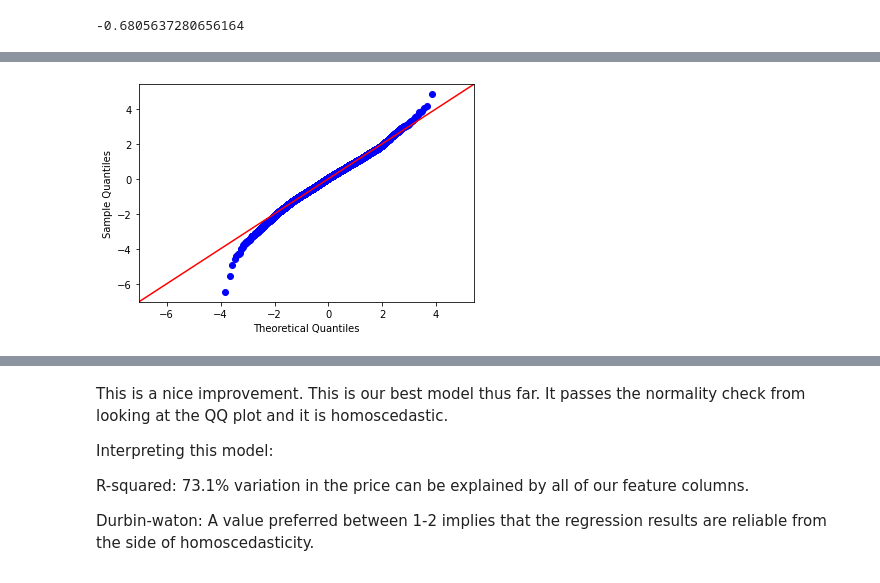
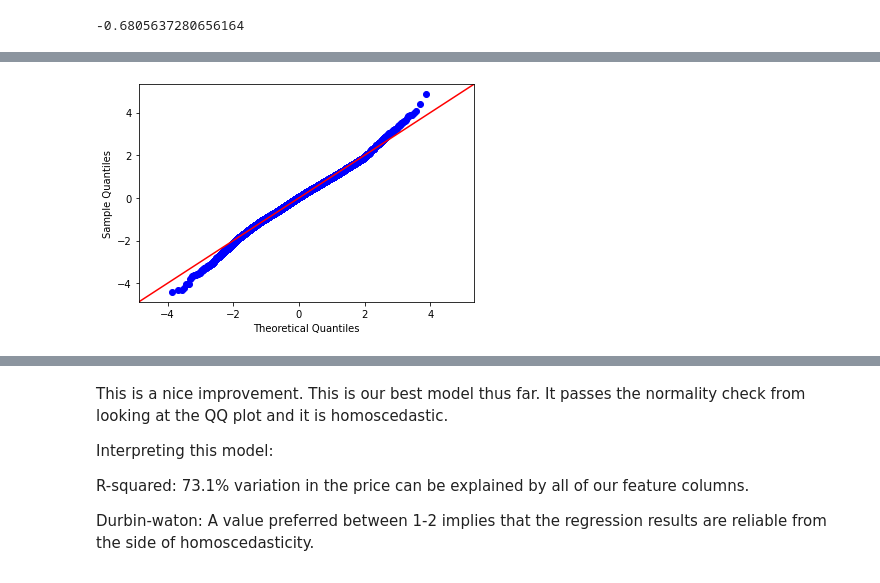
Before and after one commit to ewehmueller/housing-analysis, a Jupyter notebook: kc_housing.ipynb, the cells around one changed output, grey strips where cells are left out. Cells and saved outputs as stored; diff of their text form; code cells hidden in the pictures.

```diff
--- a/kc_housing.ipynb
+++ b/kc_housing.ipynb
@@ -562,12 +587,20 @@ grade and bathrooms = 0.67
 
 Let's remove grade and bathrooms for this model. We will also use our previous outlier filter, as this seems to be a step in the right direction.
 # %%
-train3, test3 = train_test_split(df_outlier_filter)
+# train3, test3 = train_test_split(df_outlier_filter)
 
-x_cols = ['bedrooms', 'sqft_living', 'sqft_lot', 'floors', 'waterfront', 'condition', 'yr_built', 'dist_to_dtwn']
-predictors = '+'.join(x_cols)
-formula = outcome + '~' + predictors
-model3 = ols(formula=formula, data=train3).fit()
-model3.summary()
+# x_cols = ['bedrooms', 'sqft_living', 'sqft_lot', 'floors', 'waterfront', 'condition', 'yr_built', 'dist_to_dtwn']
+# predictors = '+'.join(x_cols)
+# formula = outcome + '~' + predictors
+# model3 = ols(formula=formula, data=train3).fit()
+# model3.summary()
+X3 = df_outlier_filter.drop(columns=['price','grade','bathrooms'], axis=1)
+y3 = df_outlier_filter['price']
+X_train3, X_test3, y_train3, y_test3 = train_test_split(X3, y3, test_size=0.2)
+
+# Refit model with subset features
+predictors = sm.add_constant(X_train3)
+model_3 = sm.OLS(y_train3, predictors).fit()
+model_3.summary()
 # %% [output]
 OLS Regression Results
@@ -658,14 +702,23 @@ df_outlier_filter['bedrooms'].skew()
 # %% [output]
 -0.6805637280656164
 # %%
-x_cols = list(df_outlier_filter.columns)
-x_cols.remove(outcome)
+# x_cols = list(df_outlier_filter.columns)
+# x_cols.remove(outcome)
 
-train4, test4 = train_test_split(df_outlier_filter)
+# train4, test4 = train_test_split(df_outlier_filter)
 
-predictors = '+'.join(x_cols)
-formula = outcome + '~' + predictors
-model4 = ols(formula=formula, data=train4).fit()
-model4.summary()
+# predictors = '+'.join(x_cols)
+# formula = outcome + '~' + predictors
+# model4 = ols(formula=formula, data=train4).fit()
+# model4.summary()
+
+X4 = df_outlier_filter.drop(columns=['price'], axis=1)
+y4 = df_outlier_filter['price']
+X_train4, X_test4, y_train4, y_test4 = train_test_split(X4, y4, test_size=0.2)
+
+# Refit model with subset features
+predictors = sm.add_constant(X_train4)
+model_4 = sm.OLS(y_train4, predictors).fit()
+model_4.summary()
 # %% [output]
 OLS Regression Results
@@ -700,5 +753,5 @@ Notes:
 strong multicollinearity or other numerical problems.
 # %%
-fig = sm.graphics.qqplot(model4.resid, dist=stats.norm, line='45', fit=True)
+fig = sm.graphics.qqplot(model_4.resid, dist=stats.norm, line='45', fit=True)
 # %% [output]
-[figure, old version]
+[figure, new version]
```
Also changed, not shown: parts of 26 cells of this notebook.
